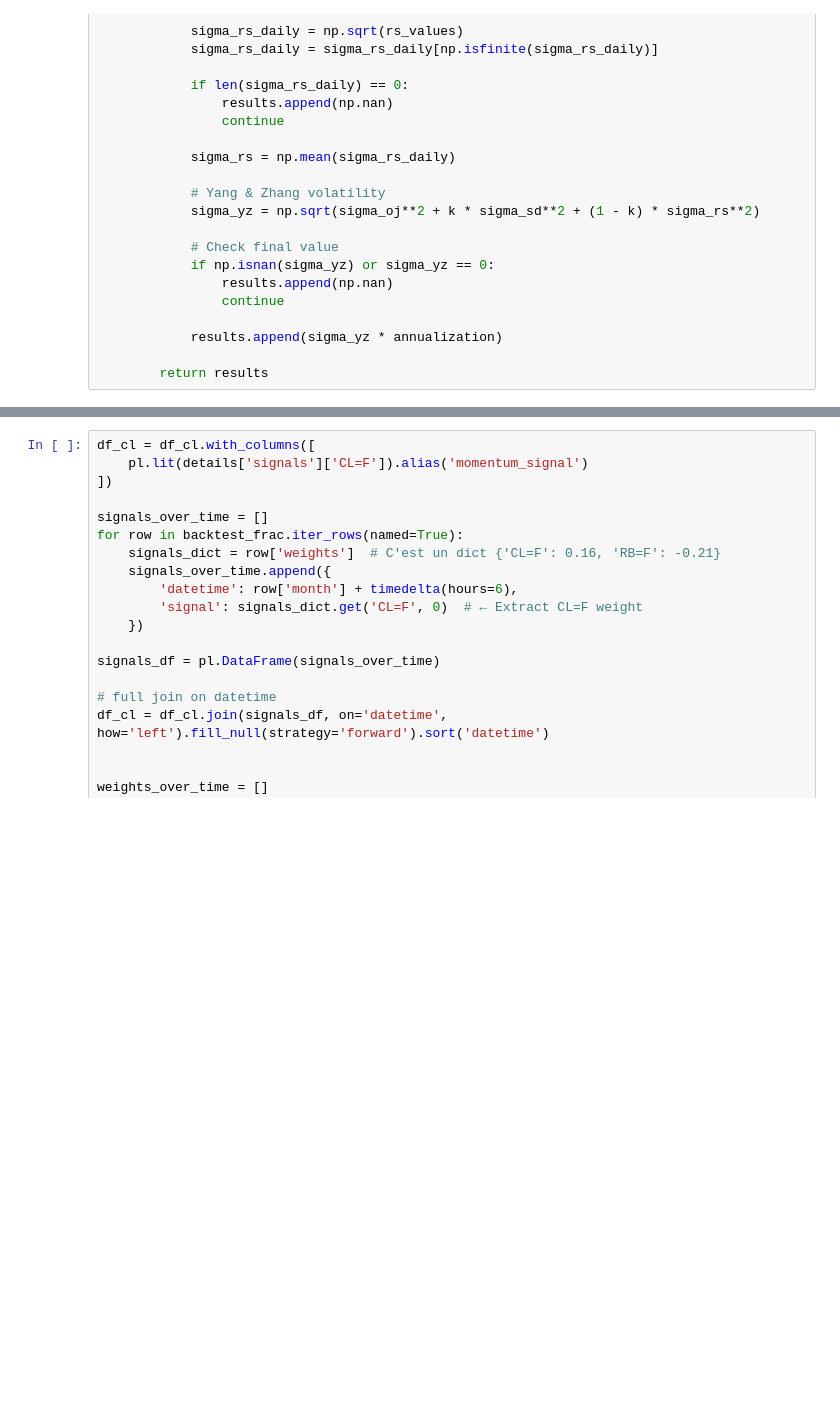
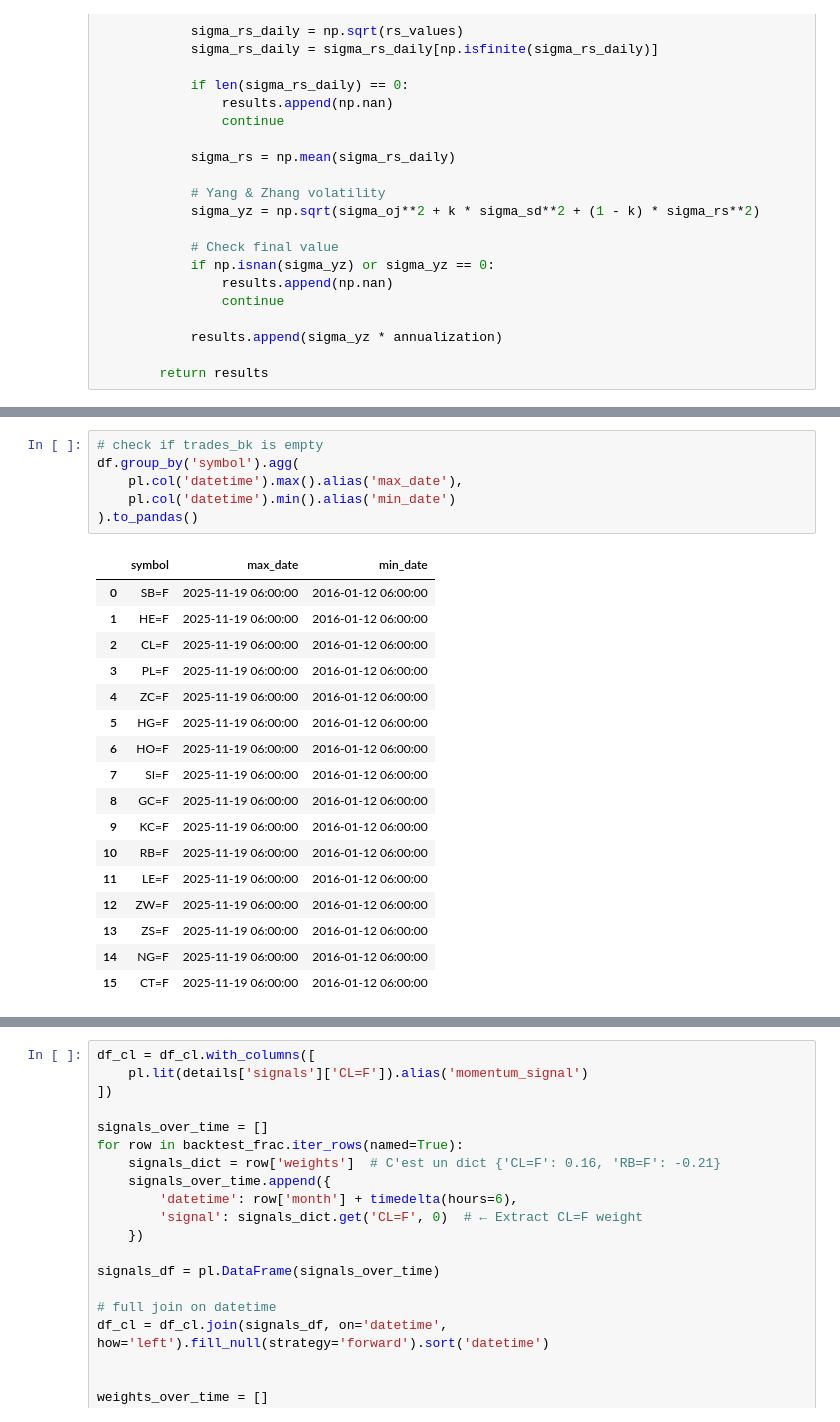
Before and after one commit to MiletoCarmelo/QuanTa, a Jupyter notebook: notebooks/momentum_strategy copy.ipynb, the cells around one changed output, grey strips where cells are left out. Cells and saved outputs as stored; diff of their text form; blank space fills up the shorter version.

```diff
--- a/notebooks/momentum_strategy copy.ipynb
+++ b/notebooks/momentum_strategy copy.ipynb
@@ -777,0 +847,24 @@ shape: (640, 9)
+# %%
+# check if trades_bk is empty
+df.group_by('symbol').agg(
+    pl.col('datetime').max().alias('max_date'),
+    pl.col('datetime').min().alias('min_date')
+).to_pandas()
+# %% [output]
+|  | symbol | max_date | min_date |
+| 0 | SB=F | 2025-11-19 06:00:00 | 2016-01-12 06:00:00 |
+| 1 | HE=F | 2025-11-19 06:00:00 | 2016-01-12 06:00:00 |
+| 2 | CL=F | 2025-11-19 06:00:00 | 2016-01-12 06:00:00 |
+| 3 | PL=F | 2025-11-19 06:00:00 | 2016-01-12 06:00:00 |
+| 4 | ZC=F | 2025-11-19 06:00:00 | 2016-01-12 06:00:00 |
+| 5 | HG=F | 2025-11-19 06:00:00 | 2016-01-12 06:00:00 |
+| 6 | HO=F | 2025-11-19 06:00:00 | 2016-01-12 06:00:00 |
+| 7 | SI=F | 2025-11-19 06:00:00 | 2016-01-12 06:00:00 |
+| 8 | GC=F | 2025-11-19 06:00:00 | 2016-01-12 06:00:00 |
+| 9 | KC=F | 2025-11-19 06:00:00 | 2016-01-12 06:00:00 |
+| 10 | RB=F | 2025-11-19 06:00:00 | 2016-01-12 06:00:00 |
+| 11 | LE=F | 2025-11-19 06:00:00 | 2016-01-12 06:00:00 |
+| 12 | ZW=F | 2025-11-19 06:00:00 | 2016-01-12 06:00:00 |
+| 13 | ZS=F | 2025-11-19 06:00:00 | 2016-01-12 06:00:00 |
+| 14 | NG=F | 2025-11-19 06:00:00 | 2016-01-12 06:00:00 |
+| 15 | CT=F | 2025-11-19 06:00:00 | 2016-01-12 06:00:00 |
```
Also changed, not shown: parts of 19 cells of this notebook, 2 other files.
